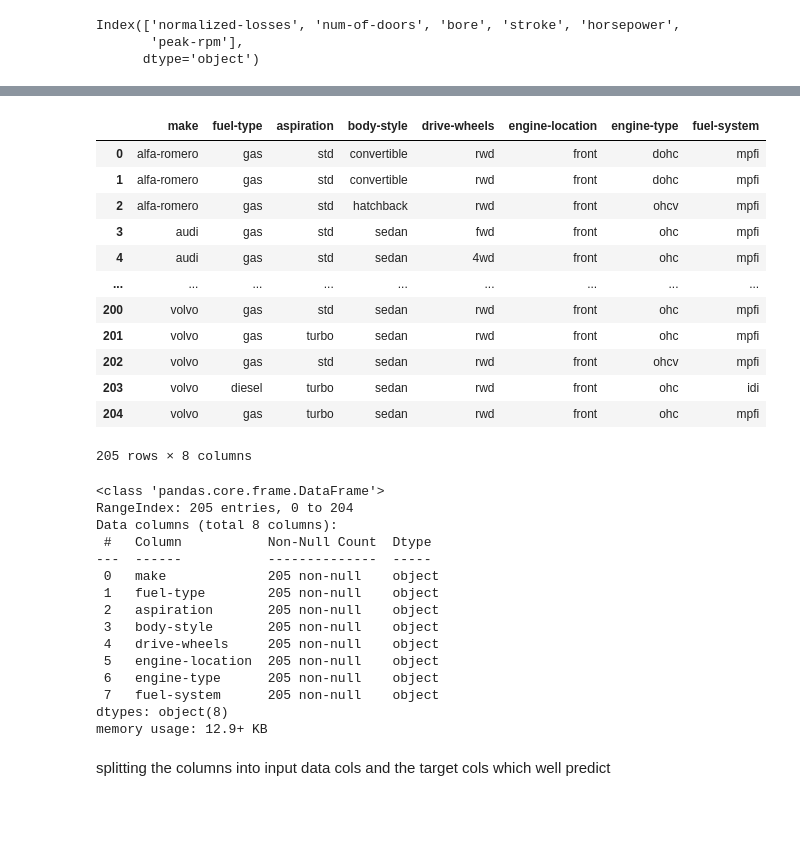
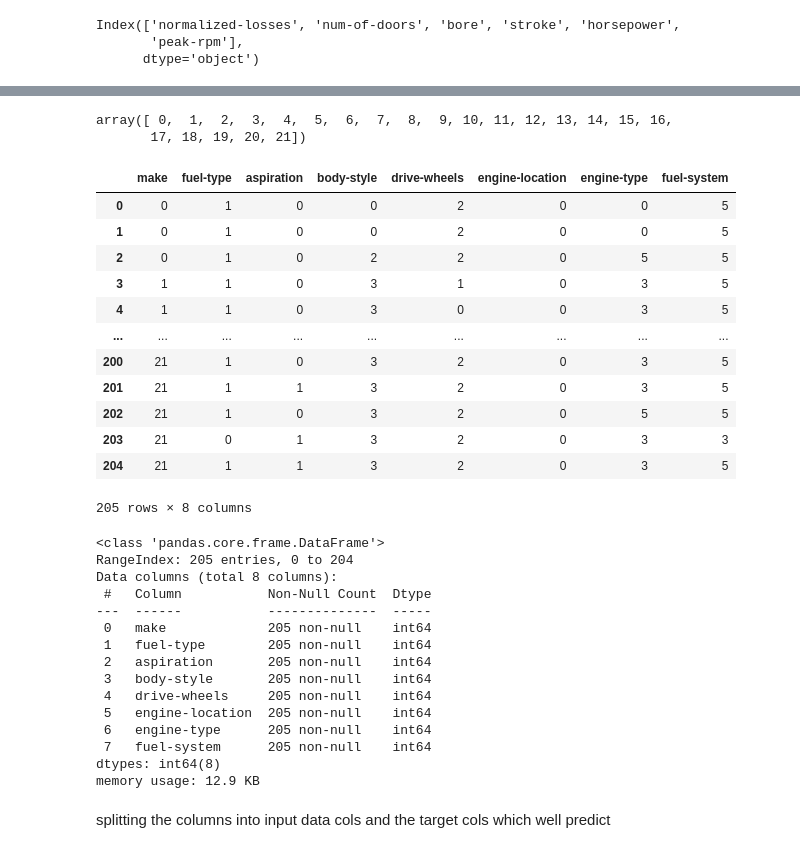
Before and after one commit to Krishil-Parikh/Bazinga_CodeClash, a Jupyter notebook: compute-task-b.ipynb, the cells around one changed output, grey strips where cells are left out. Drawn from its saved outputs; the diff is of its cells as text; code cells hidden in the pictures; blank space fills up the shorter version.

```diff
--- a/compute-task-b.ipynb
+++ b/compute-task-b.ipynb
@@ -95,7 +102,7 @@ df1.describe()
 # %% [markdown]
 Handling '?' in dataset by replacing them with nan so we can impute them later
 # %%
-input_df=df1.drop(['price'],axis=1)
+input_df=df1.drop(['price','symboling'],axis=1)
 target_df=df1['price']
 input_df
 # %% [output]
@@ -159,25 +183,30 @@ memory usage: 41.8+ KB
+# %%
+df1['make'].unique()
+# %% [output]
+array([ 0,  1,  2,  3,  4,  5,  6,  7,  8,  9, 10, 11, 12, 13, 14, 15, 16,
+       17, 18, 19, 20, 21])
 # %%
 numerical_columns = input_df.select_dtypes(include=['float64', 'int64']).columns
 #input_df = pd.get_dummies(input_df, columns =['make','fuel-type', 'aspiration', 'body-style', 'drive-wheels', 'engine-location', 'engine-type', 'fuel-system'])
-categorical_columns=df1.loc[:,['make','fuel-type', 'aspiration', 'body-style', 'drive-wheels', 'engine-location', 'engine-type', 'fuel-system']]
+categorical_columns=input_df.loc[:,['make','fuel-type', 'aspiration', 'body-style', 'drive-wheels', 'engine-location', 'engine-type', 'fuel-system']]
 # Create DataFrame for numerical and categorical columns
 df_numerical = input_df[numerical_columns]
 
 
 categorical_columns
 # %% [output]
 |  | make | fuel-type | aspiration | body-style | drive-wheels | engine-location | engine-type | fuel-system |
-| 0 | alfa-romero | gas | std | convertible | rwd | front | dohc | mpfi |
-| 1 | alfa-romero | gas | std | convertible | rwd | front | dohc | mpfi |
-| 2 | alfa-romero | gas | std | hatchback | rwd | front | ohcv | mpfi |
-| 3 | audi | gas | std | sedan | fwd | front | ohc | mpfi |
-| 4 | audi | gas | std | sedan | 4wd | front | ohc | mpfi |
+| 0 | 0 | 1 | 0 | 0 | 2 | 0 | 0 | 5 |
+| 1 | 0 | 1 | 0 | 0 | 2 | 0 | 0 | 5 |
+| 2 | 0 | 1 | 0 | 2 | 2 | 0 | 5 | 5 |
+| 3 | 1 | 1 | 0 | 3 | 1 | 0 | 3 | 5 |
+| 4 | 1 | 1 | 0 | 3 | 0 | 0 | 3 | 5 |
 | ... | ... | ... | ... | ... | ... | ... | ... | ... |
-| 200 | volvo | gas | std | sedan | rwd | front | ohc | mpfi |
-| 201 | volvo | gas | turbo | sedan | rwd | front | ohc | mpfi |
-| 202 | volvo | gas | std | sedan | rwd | front | ohcv | mpfi |
-| 203 | volvo | diesel | turbo | sedan | rwd | front | ohc | idi |
-| 204 | volvo | gas | turbo | sedan | rwd | front | ohc | mpfi |
+| 200 | 21 | 1 | 0 | 3 | 2 | 0 | 3 | 5 |
+| 201 | 21 | 1 | 1 | 3 | 2 | 0 | 3 | 5 |
+| 202 | 21 | 1 | 0 | 3 | 2 | 0 | 5 | 5 |
+| 203 | 21 | 0 | 1 | 3 | 2 | 0 | 3 | 3 |
+| 204 | 21 | 1 | 1 | 3 | 2 | 0 | 3 | 5 |
 205 rows × 8 columns
 # %%
 categorical_columns.info()
@@ -187,16 +216,16 @@ RangeIndex: 205 entries, 0 to 204
 Data columns (total 8 columns):
  #   Column           Non-Null Count  Dtype
 ---  ------           --------------  -----
- 0   make             205 non-null    object
- 1   fuel-type        205 non-null    object
- 2   aspiration       205 non-null    object
- 3   body-style       205 non-null    object
- 4   drive-wheels     205 non-null    object
- 5   engine-location  205 non-null    object
- 6   engine-type      205 non-null    object
- 7   fuel-system      205 non-null    object
-dtypes: object(8)
-memory usage: 12.9+ KB
+ 0   make             205 non-null    int64
+ 1   fuel-type        205 non-null    int64
+ 2   aspiration       205 non-null    int64
+ 3   body-style       205 non-null    int64
+ 4   drive-wheels     205 non-null    int64
+ 5   engine-location  205 non-null    int64
+ 6   engine-type      205 non-null    int64
+ 7   fuel-system      205 non-null    int64
+dtypes: int64(8)
+memory usage: 12.9 KB
 # %% [markdown]
 splitting the columns into input data cols and the target cols which well predict
 # %% [markdown]
```
Also changed, not shown: parts of 30 cells of this notebook.
